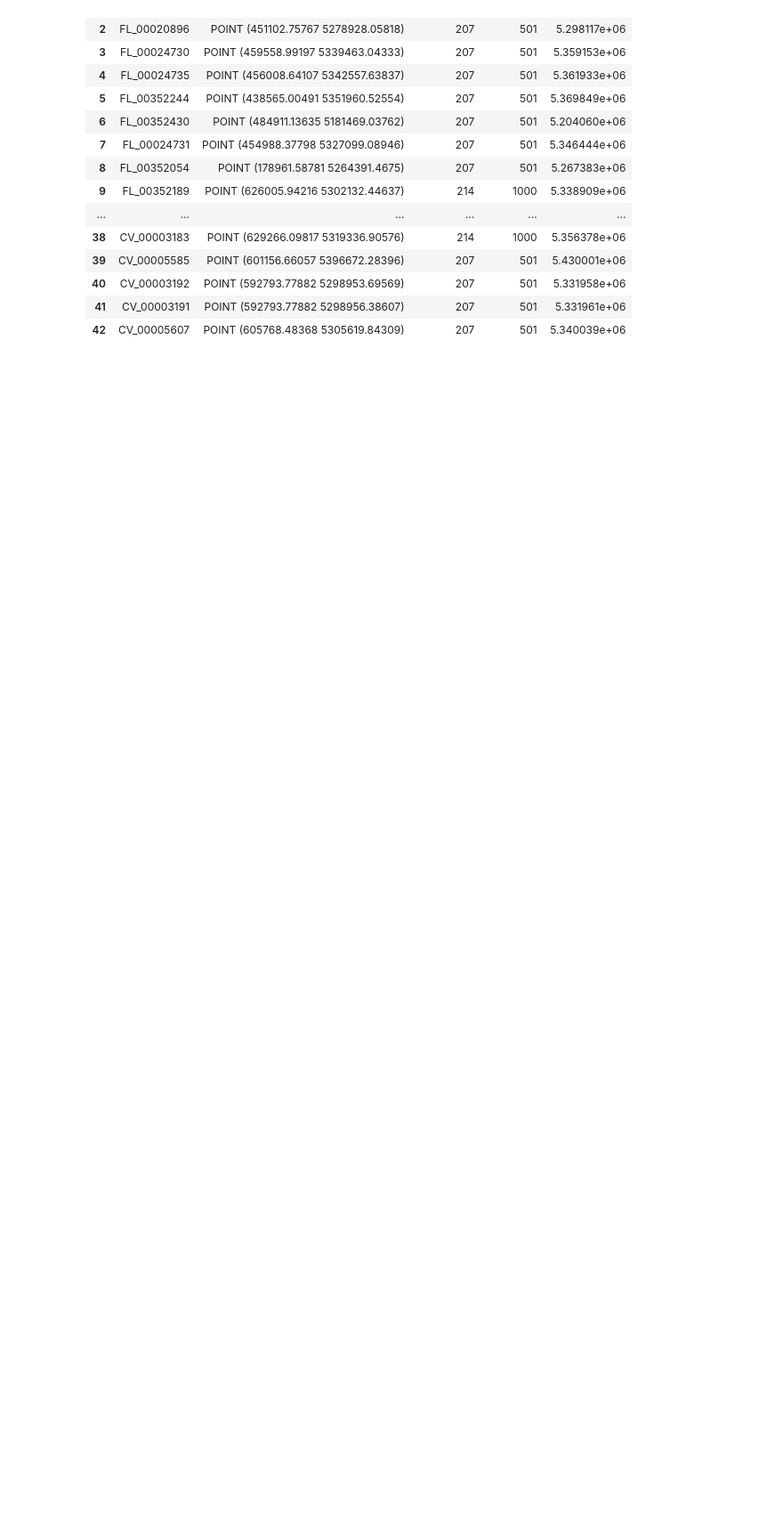
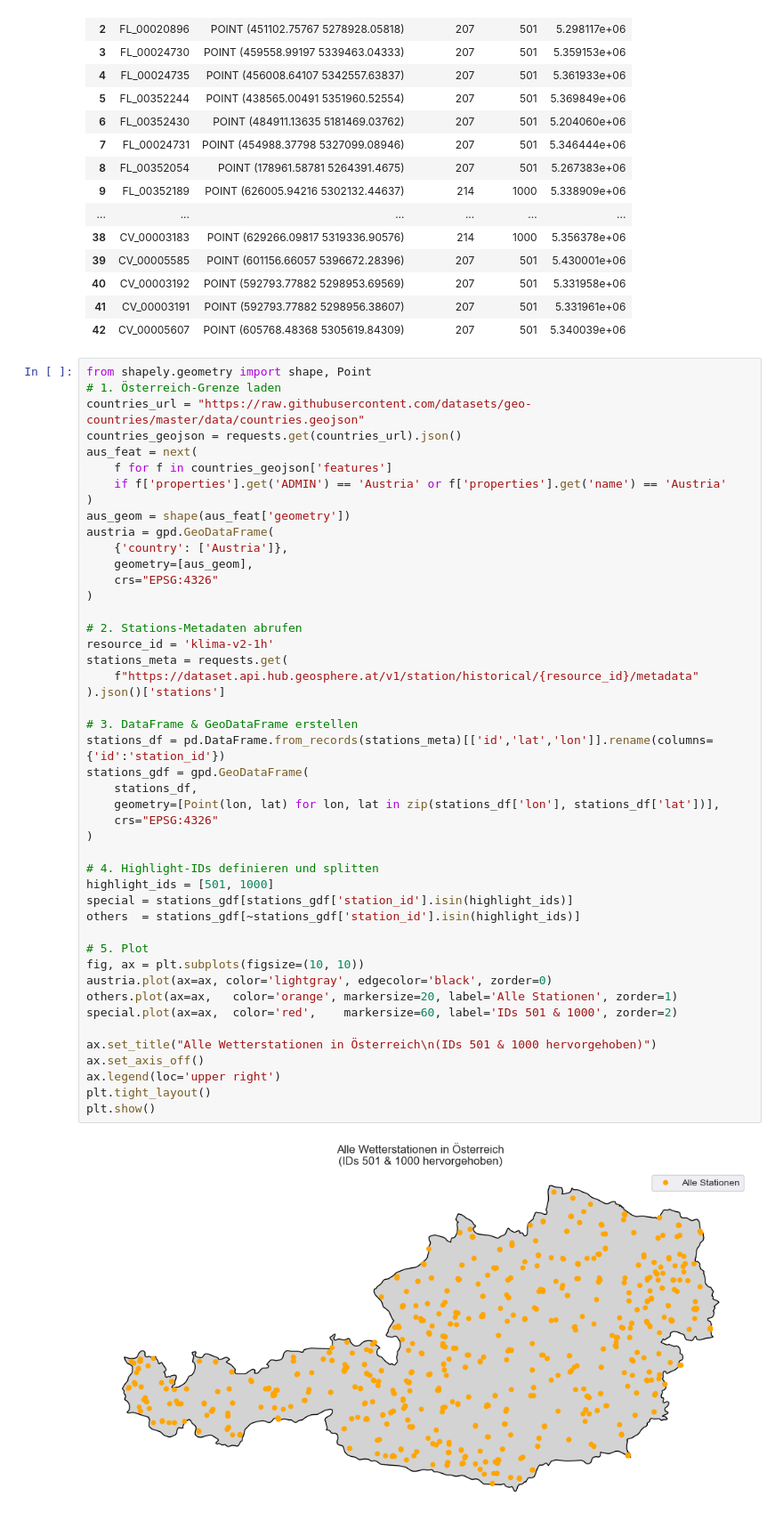
Before and after one commit to johannesgl4d0s/ersatzwerte_project, a Jupyter notebook: notebooks/02_data_wrangling_temp.ipynb, the cells around one changed output. Shown at 89% size. Drawn from its saved outputs; the diff is of its cells as text; blank space fills up the shorter version.

```diff
--- a/notebooks/02_data_wrangling_temp.ipynb
+++ b/notebooks/02_data_wrangling_temp.ipynb
@@ -896,3 +898,51 @@ matched
 | 40 | CV_00003192 | POINT (592793.77882 5298953.69569) | 207 | 501 | 5.331958e+06 |
 | 41 | CV_00003191 | POINT (592793.77882 5298956.38607) | 207 | 501 | 5.331961e+06 |
 | 42 | CV_00005607 | POINT (605768.48368 5305619.84309) | 207 | 501 | 5.340039e+06 |
+# %%
+from shapely.geometry import shape, Point
+# 1. Österreich-Grenze laden
+countries_url = "https://raw.githubusercontent.com/datasets/geo-countries/master/data/countries.geojson"
+countries_geojson = requests.get(countries_url).json()
+aus_feat = next(
+    f for f in countries_geojson['features']
+    if f['properties'].get('ADMIN') == 'Austria' or f['properties'].get('name') == 'Austria'
+)
+aus_geom = shape(aus_feat['geometry'])
+austria = gpd.GeoDataFrame(
+    {'country': ['Austria']},
+    geometry=[aus_geom],
+    crs="EPSG:4326"
+)
+
+# 2. Stations-Metadaten abrufen
+resource_id = 'klima-v2-1h'
+stations_meta = requests.get(
+    f"https://dataset.api.hub.geosphere.at/v1/station/historical/{resource_id}/metadata"
+).json()['stations']
+
+# 3. DataFrame & GeoDataFrame erstellen
+stations_df = pd.DataFrame.from_records(stations_meta)[['id','lat','lon']].rename(columns={'id':'station_id'})
+stations_gdf = gpd.GeoDataFrame(
+    stations_df,
+    geometry=[Point(lon, lat) for lon, lat in zip(stations_df['lon'], stations_df['lat'])],
+    crs="EPSG:4326"
+)
+
+# 4. Highlight-IDs definieren und splitten
+highlight_ids = [501, 1000]
+special = stations_gdf[stations_gdf['station_id'].isin(highlight_ids)]
+others  = stations_gdf[~stations_gdf['station_id'].isin(highlight_ids)]
+
+# 5. Plot
+fig, ax = plt.subplots(figsize=(10, 10))
+austria.plot(ax=ax, color='lightgray', edgecolor='black', zorder=0)
+others.plot(ax=ax,   color='orange', markersize=20, label='Alle Stationen', zorder=1)
+special.plot(ax=ax,  color='red',    markersize=60, label='IDs 501 & 1000', zorder=2)
+
+ax.set_title("Alle Wetterstationen in Österreich\n(IDs 501 & 1000 hervorgehoben)")
+ax.set_axis_off()
+ax.legend(loc='upper right')
+plt.tight_layout()
+plt.show()
+# %% [output]
+[figure, added]
```
Also changed, not shown: parts of 6 cells of this notebook, 1 other file.
